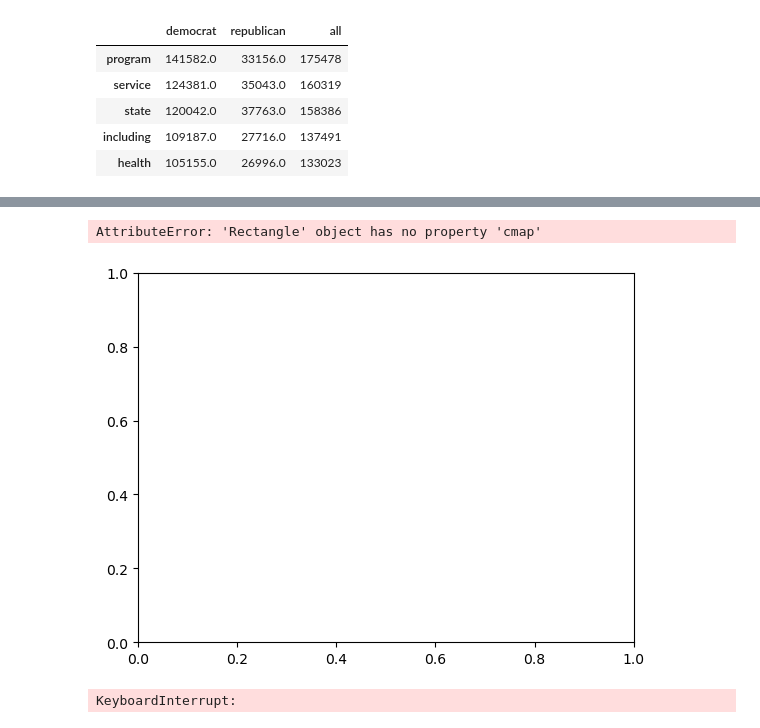
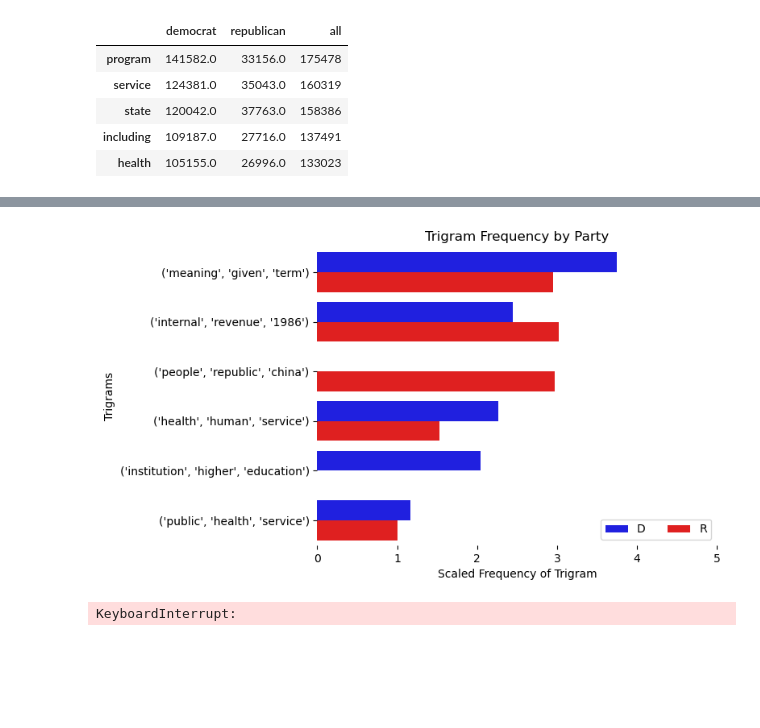
Before and after one commit to good-bill-hunting/political_parser, a Jupyter notebook: barts_explore.ipynb, the cells around one changed output, grey strips where cells are left out. Drawn from its saved outputs; the diff is of its cells as text; code cells hidden in the pictures; blank space fills up the shorter version.

```diff
--- a/barts_explore.ipynb
+++ b/barts_explore.ipynb
@@ -267,19 +224,21 @@ top_trigrams.head()
 # %%
 top_trigrams.sort_values(by = 'scaled_freq', inplace = True, ascending = False)
 # %%
-my_cmap = sns.light_palette("Navy", as_cmap = True)
+pal = {"R" : "red",
+      "D" : "blue"}
 
-ax = sns.barplot(x="scaled_freq", y="trigram", data=top_trigrams,hue = 'party', cmap = sns.light_palette("Navy", as_cmap = True))
+ax = sns.barplot(x="scaled_freq", y="trigram", data=top_trigrams.head(10),hue = 'party',
+                 palette = pal)
 
 ax.legend(ncol=2, loc="lower right", frameon=True)
-ax.set(xlim=(0, 5), ylabel="",
-       xlabel="Frequency of Trigram")
+ax.set(xlim=(0, 5), ylabel="Trigrams",
+       xlabel="Scaled Frequency of Trigram", title = 'Trigram Frequency by Party')
 sns.despine(left=True, bottom=True)
 
+
 plt.show()
 # %% [output]
-AttributeError: 'Rectangle' object has no property 'cmap'
-[figure, old version]
+[figure, new version]
 # %%
 republican_trigram_viz(df)
 # %% [output]
```
Also changed, not shown: parts of 8 cells of this notebook, 3 other files.
